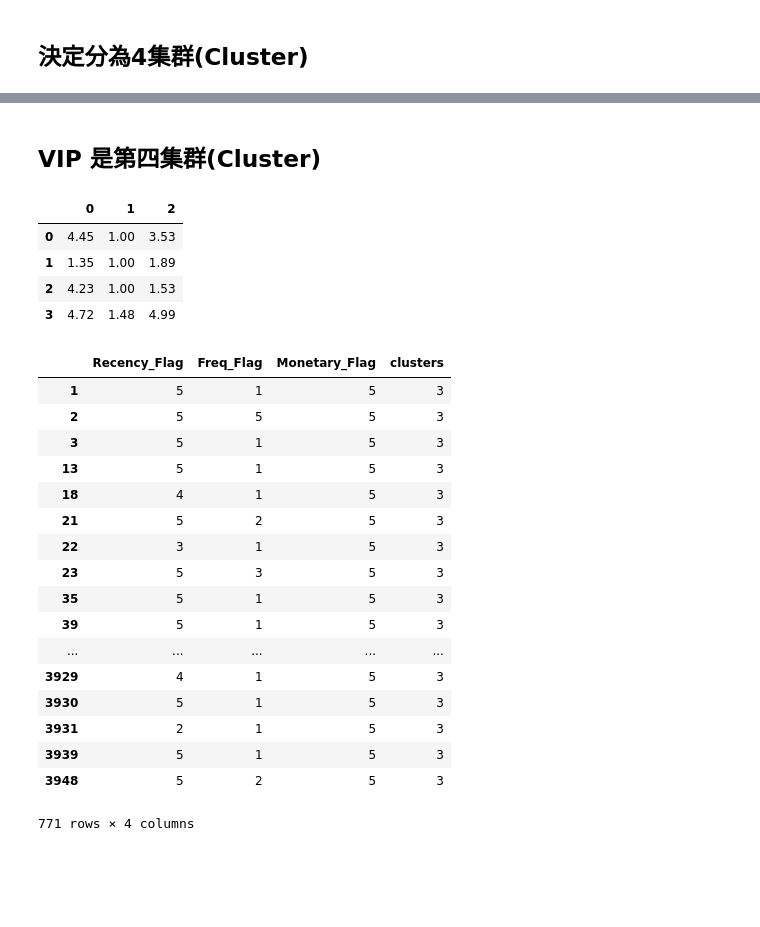
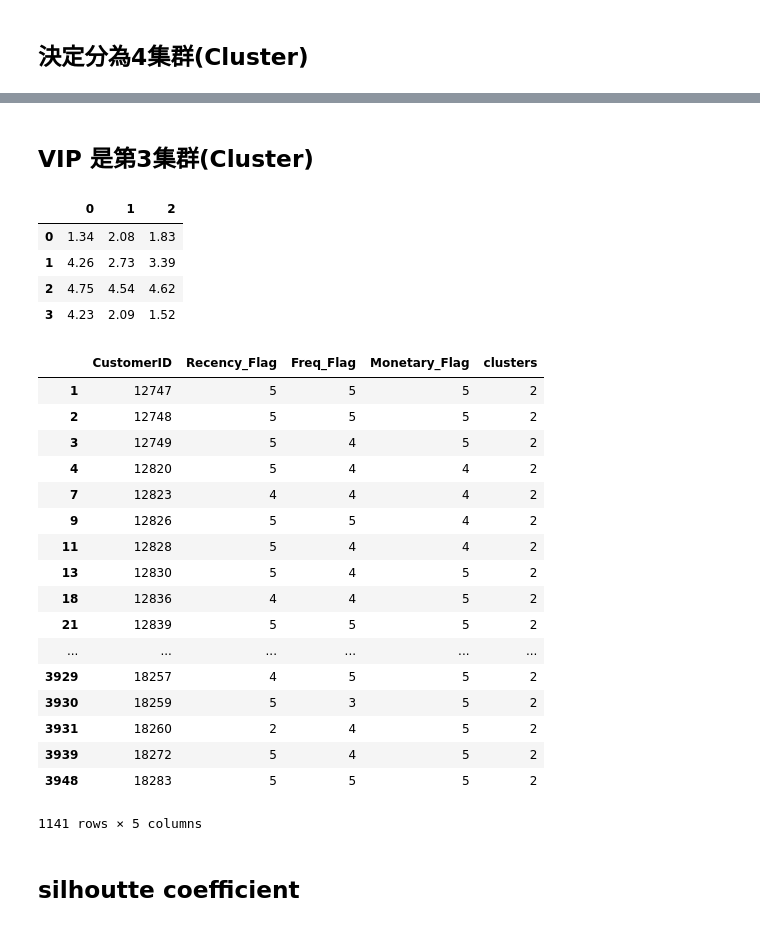
Before and after one commit to mc6666/AI_Applications, a Jupyter notebook: Day02 Customer Segmentation/Customer Segmentation.ipynb, the cells around one changed output, grey strips where cells are left out. Cells and saved outputs as stored; diff of their text form; code cells hidden in the pictures; blank space fills up the shorter version.

```diff
--- a/Day02 Customer Segmentation/Customer Segmentation.ipynb
+++ b/Day02 Customer Segmentation/Customer Segmentation.ipynb
@@ -34,9 +34,9 @@ def f(row):
     else:
         val = 1
     return val
-df_recency=df[['CustomerID','date']].drop_duplicates()
-df_recency['Recency_Flag'] = df_recency.apply(f, axis=1)
-df_recency = df_recency.groupby('CustomerID',as_index=False)['Recency_Flag'].max()
+df_recency_1=df[['CustomerID','date']].drop_duplicates()
+df_recency_1['Recency_Flag'] = df_recency_1.apply(f, axis=1)
+df_recency = df_recency_1.groupby('CustomerID',as_index=False)['Recency_Flag'].max()
 # %%
 df_recency.head(10)
 # %% [output]
@@ -73,12 +74,12 @@ unique_invoice
 # %%
 def f2(row):
-    if row['InvoiceNo'] <= 11:
+    if row['InvoiceNo'] < 1:
         val = 1
-    elif row['InvoiceNo'] <= 22:
+    elif row['InvoiceNo'] <= 2:
         val = 2
-    elif row['InvoiceNo'] <= 34:
+    elif row['InvoiceNo'] <= 3:
         val = 3
-    elif row['InvoiceNo'] <= 50:
+    elif row['InvoiceNo'] <= 6:
         val = 4
     else:
         val = 5
@@ -139,7 +149,7 @@ Cust_All.head(10)
 # %% [markdown]
 ### 使用 K means 分群
 # %%
-Cust_All.drop(Cust_All.columns[0], axis=1, inplace=True)
+#Cust_All.drop(Cust_All.columns[0], axis=1, inplace=True)
 # %%
 from sklearn.cluster import KMeans
 
@@ -165,6 +175,7 @@ plt.show()
 ## 決定分為4集群(Cluster)
 # %%
 kmeans = KMeans(n_clusters=4, init='k-means++', random_state=0)
-Cust_All['clusters'] = kmeans.fit_predict(Cust_All)
+Cust_All_2=Cust_All.drop(Cust_All.columns[0], axis=1)
+Cust_All['clusters'] = kmeans.fit_predict(Cust_All_2)
 Cust_All.tail(10)
 # %% [output]
@@ -182,31 +202,33 @@ Cust_All.tail(10)
 # %% [markdown]
-## VIP 是第四集群(Cluster)
+## VIP 是第3集群(Cluster)
 # %%
 round(pd.DataFrame(kmeans.cluster_centers_),2)
 # %% [output]
 |  | 0 | 1 | 2 |
-| 0 | 4.45 | 1.00 | 3.53 |
-| 1 | 1.35 | 1.00 | 1.89 |
-| 2 | 4.23 | 1.00 | 1.53 |
-| 3 | 4.72 | 1.48 | 4.99 |
+| 0 | 1.34 | 2.08 | 1.83 |
+| 1 | 4.26 | 2.73 | 3.39 |
+| 2 | 4.75 | 4.54 | 4.62 |
+| 3 | 4.23 | 2.09 | 1.52 |
 # %%
-Cust_All[Cust_All.clusters== 3]
+Cust_All[Cust_All.clusters== 2]
 # %% [output]
-|  | Recency_Flag | Freq_Flag | Monetary_Flag | clusters |
-| 1 | 5 | 1 | 5 | 3 |
-| 2 | 5 | 5 | 5 | 3 |
-| 3 | 5 | 1 | 5 | 3 |
-| 13 | 5 | 1 | 5 | 3 |
-| 18 | 4 | 1 | 5 | 3 |
-| 21 | 5 | 2 | 5 | 3 |
-| 22 | 3 | 1 | 5 | 3 |
-| 23 | 5 | 3 | 5 | 3 |
-| 35 | 5 | 1 | 5 | 3 |
-| 39 | 5 | 1 | 5 | 3 |
-| ... | ... | ... | ... | ... |
-| 3929 | 4 | 1 | 5 | 3 |
-| 3930 | 5 | 1 | 5 | 3 |
-| 3931 | 2 | 1 | 5 | 3 |
-| 3939 | 5 | 1 | 5 | 3 |
-| 3948 | 5 | 2 | 5 | 3 |
+|  | CustomerID | Recency_Flag | Freq_Flag | Monetary_Flag | clusters |
+| 1 | 12747 | 5 | 5 | 5 | 2 |
+| 2 | 12748 | 5 | 5 | 5 | 2 |
+| 3 | 12749 | 5 | 4 | 5 | 2 |
+| 4 | 12820 | 5 | 4 | 4 | 2 |
+| 7 | 12823 | 4 | 4 | 4 | 2 |
+| 9 | 12826 | 5 | 5 | 4 | 2 |
+| 11 | 12828 | 5 | 4 | 4 | 2 |
+| 13 | 12830 | 5 | 4 | 5 | 2 |
+| 18 | 12836 | 4 | 4 | 5 | 2 |
+| 21 | 12839 | 5 | 5 | 5 | 2 |
+| ... | ... | ... | ... | ... | ... |
+| 3929 | 18257 | 4 | 5 | 5 | 2 |
+| 3930 | 18259 | 5 | 3 | 5 | 2 |
+| 3931 | 18260 | 2 | 4 | 5 | 2 |
+| 3939 | 18272 | 5 | 4 | 5 | 2 |
+| 3948 | 18283 | 5 | 5 | 5 | 2 |
-771 rows × 4 columns
+1141 rows × 5 columns
+# %% [markdown]
+## silhoutte coefficient
```
Also changed, not shown: parts of 9 cells of this notebook.
